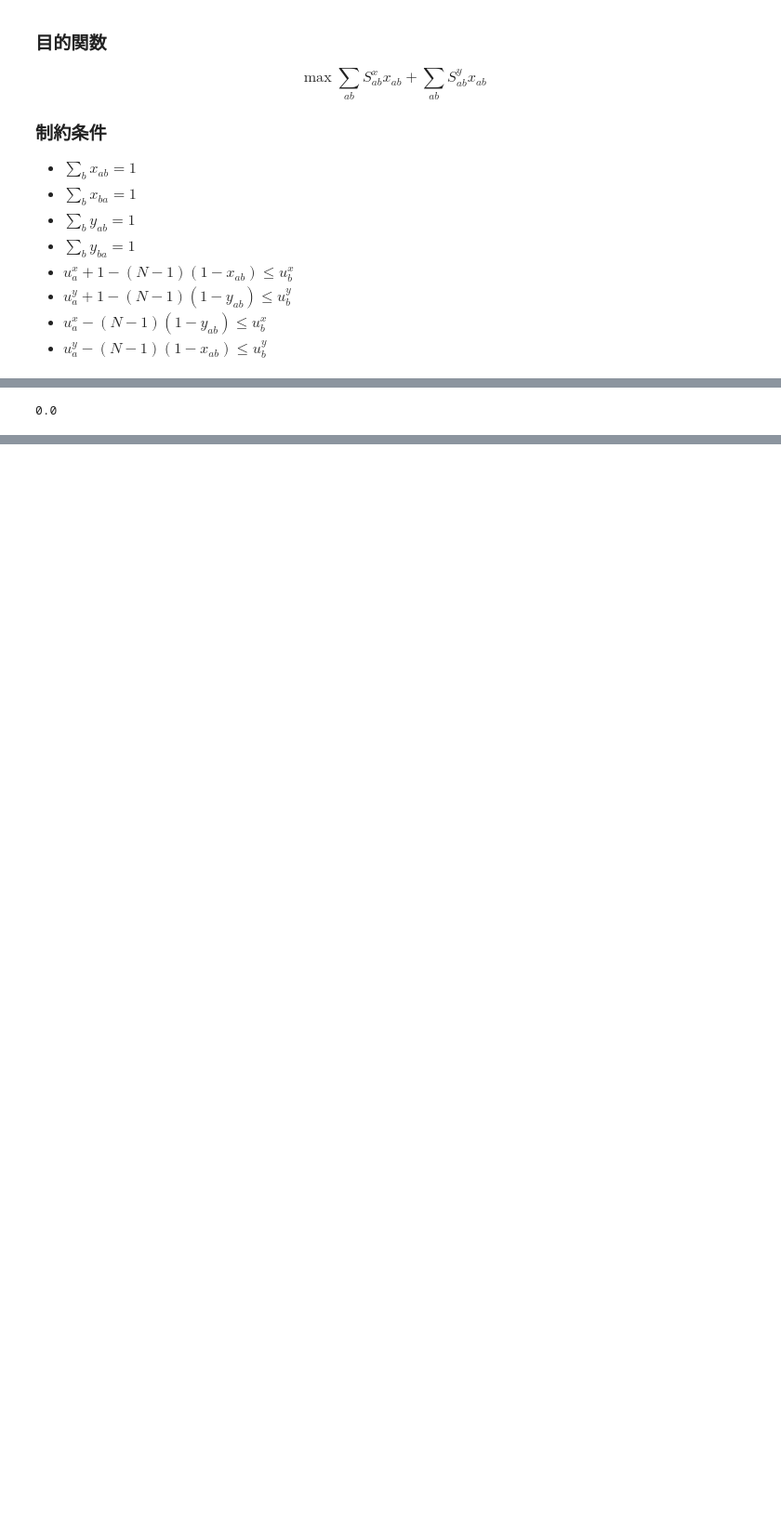
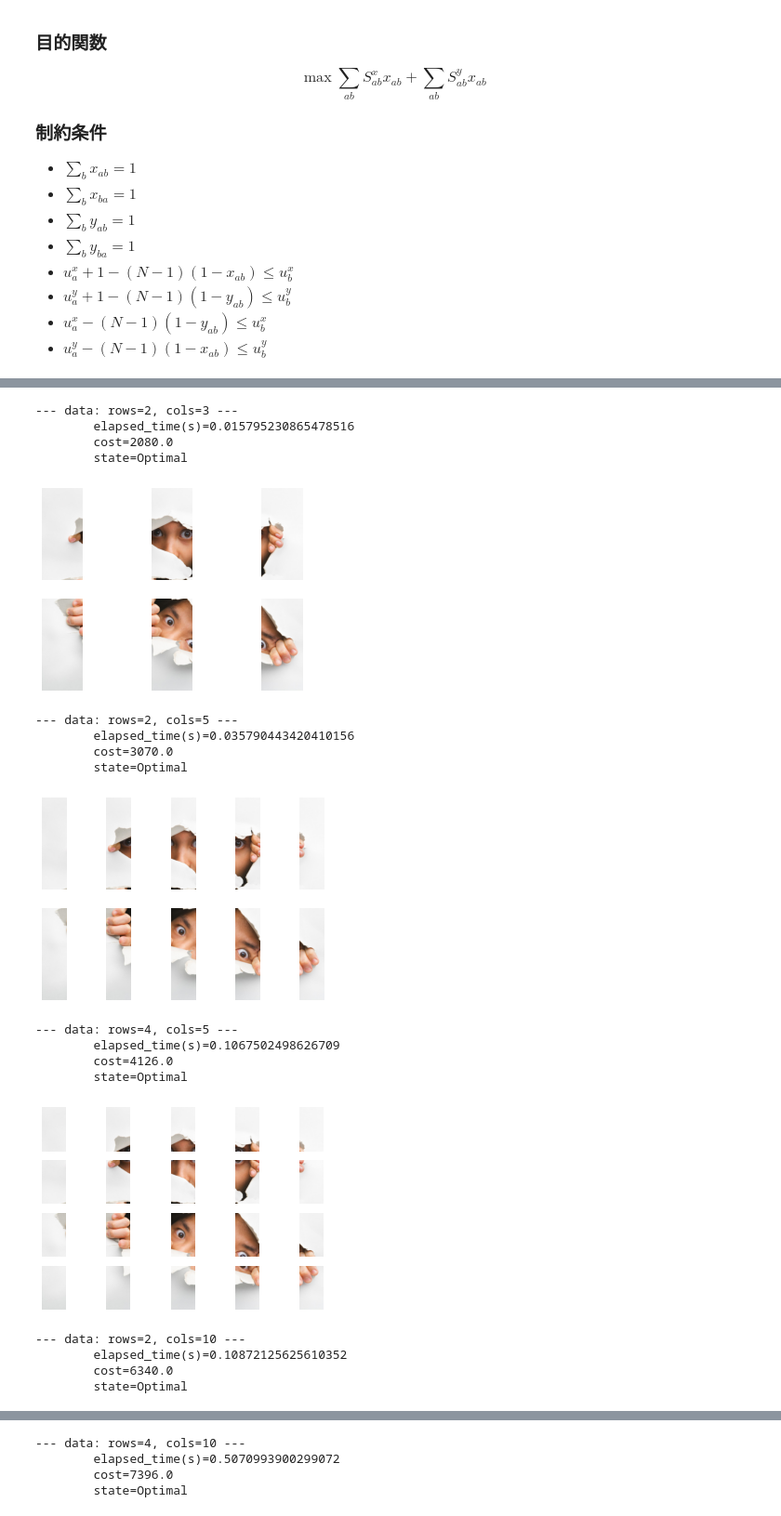
Before and after one commit to ohtaman/shredder_challenge, a Jupyter notebook: notebooks/mip2.ipynb, the cells around one changed output, grey strips where cells are left out. Shown at 93% size. Saved outputs shown, nothing was run; the diff lists cells and outputs as text; code cells hidden in the pictures; blank space fills up the shorter version.

```diff
--- a/notebooks/mip2.ipynb
+++ b/notebooks/mip2.ipynb
@@ -188,10 +168,7 @@ model.writeMPS('4_50.mps')
 # %%
-values = np.vectorize(lambda x: x.value())
-
-pos = values([uy - 1, ux]).T.tolist()
-show(
-    [data.images[_] for _ in sorted(range(data.size), key=lambda x: pos[x])],
-    data.rows,
-    data.cols
-)
-#print(model.objective.value())
+def show_solution(data, ux, uy):
+    imshow(
+        [data.images[a] for a in sorted(range(data.size), key=lambda x: uy[x].value()*data.cols + ux[x].value())],
+        data.rows,
+        data.cols
+    )
@@ -262,4 +175,40 @@ sorted(zip(np.array(values(uy)).astype(int), values(ux)))
-# %%
-x[0][1].value()
-# %% [output]
-0.0
+# %%
+solver = pulp.GUROBI_CMD()
+
+for data_path in DATA_PATHS:
+    data = load_data(data_path)
+    model, x, y, ux, uy = build_model(data)
+    start = time.time()
+    status = solver.solve(model)
+    elapsed_time = time.time() - start
+
+    print(f'--- data: rows={data.rows}, cols={data.cols} ---')
+    print(f'\telapsed_time(s)={elapsed_time}')
+    print(f'\tcost={model.objective.value()}')
+    print(f'\tstate={pulp.LpStatus[status]}')
+
+    show_solution(data, ux, uy)
+    plt.show()
+
+    if elapsed_time > 30*60:
+        break
+# %% [output]
+--- data: rows=2, cols=3 ---
+        elapsed_time(s)=0.015795230865478516
+        cost=2080.0
+        state=Optimal
+[figure, added]
+--- data: rows=2, cols=5 ---
+        elapsed_time(s)=0.035790443420410156
+        cost=3070.0
+        state=Optimal
+[figure, added]
+--- data: rows=4, cols=5 ---
+        elapsed_time(s)=0.1067502498626709
+        cost=4126.0
+        state=Optimal
+[figure, added]
+--- data: rows=2, cols=10 ---
+        elapsed_time(s)=0.10872125625610352
+        cost=6340.0
+        state=Optimal
@@ -265,0 +216,4 @@ x[0][1].value()
+--- data: rows=4, cols=10 ---
+        elapsed_time(s)=0.5070993900299072
+        cost=7396.0
+        state=Optimal
```
Also changed, not shown: parts of 11 cells of this notebook.
